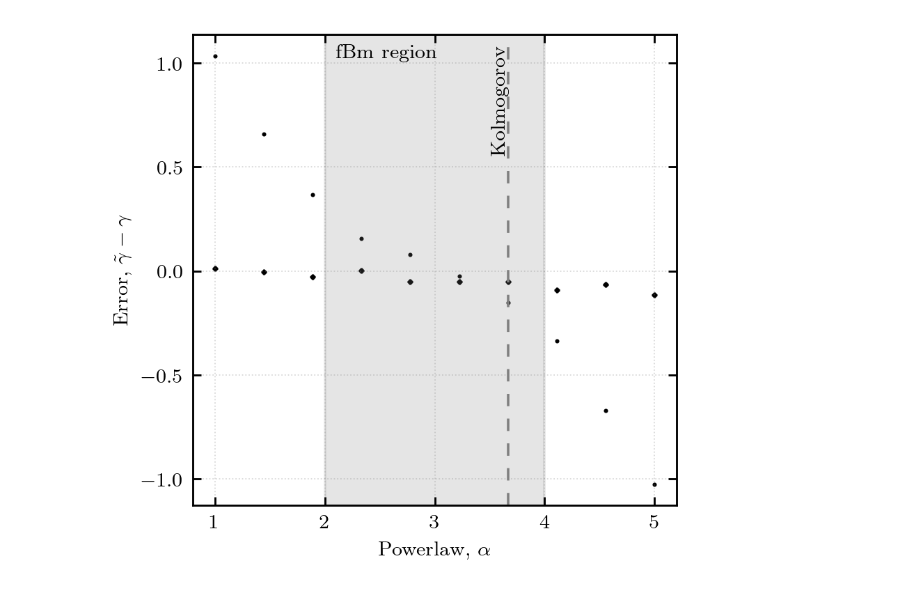
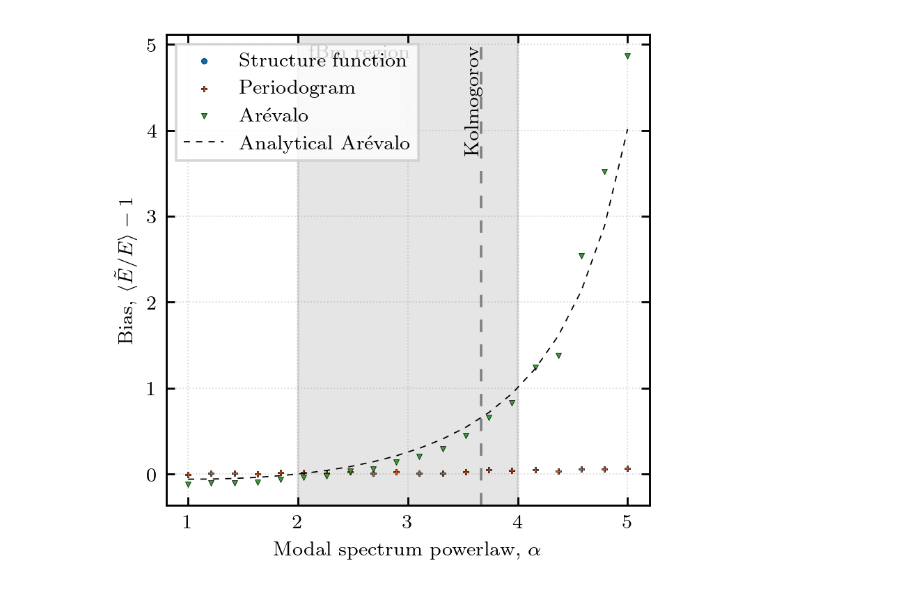
Before and after one commit to mab68/Kea, a Jupyter notebook: example_notebooks/strfn_bias.ipynb, the cells around one changed output. Saved outputs shown, nothing was run; the diff lists cells and outputs as text; code cells hidden in the pictures.

Commit message:
make bias plots

```diff
--- a/example_notebooks/strfn_bias.ipynb
+++ b/example_notebooks/strfn_bias.ipynb
@@ -24,7 +24,7 @@ np.random.seed(1234)
 fields = []
 
 min, max = -(D+3.), -1.
-NUM = 10
+NUM = 20
 alphas = np.linspace(max, min, NUM)
 
 for a in alphas:
@@ -55,5 +80,5 @@ for fs in sfs:
 # %%
-idx = 9
+idx = 13
 k, fek = kfeks[idx]
 plt.loglog(k, fek)
 z, xx, p = fit_base.fit_powerlaw(k, fek,np.nanmin(k), np.nanmax(k))
@@ -65,10 +90,11 @@ Text(0.5, 1.0, '-5.114609619735237 - -5.0 = -0.11460961973523709')
 # %%
+STRFN_MIN, STRFN_MAX = 10., 50.
 
-idx = 3
+idx = 5
 k, fek = lsf[idx]
 plt.scatter(lvm, sfs[idx], alpha=0.2, color='gray', marker='.', s=1.)
 plt.loglog(k, fek)
-z, xx, p = fit_base.fit_powerlaw(k, fek, 2., 30.)
+z, xx, p = fit_base.fit_powerlaw(k, fek, STRFN_MIN, STRFN_MAX)
 plt.loglog(xx, p)
 #z, xx, p = fit_base.fit_powerlaw(k, fek, 2., 10.)
 #plt.loglog(xx, p)
@@ -89,7 +115,7 @@ sf_pwrl = {}
 
 for i, ll in enumerate(lsf):
     l, sf = ll
-    z, xx, p = fit_base.fit_powerlaw(l, sf, 2., 30.)
+    z, xx, p = fit_base.fit_powerlaw(l, sf, STRFN_MIN, STRFN_MAX)
     sf_pwrl[-alphas[i]] = (z[0], - alphas[i] - D)
 
 ek_pwrl = {}
@@ -98,3 +124,10 @@ for i, kfek in enumerate(kfeks):
     k, fek = kfek
     z, xx, p = fit_base.fit_powerlaw(k, fek, np.nanmin(k), np.nanmax(k))
     ek_pwrl[-alphas[i]] = (z[0], alphas[i])
+
+arevalo_pwrl = {}
+
+for i, kfek in enumerate(k_arevaloz):
+    k, fek = kfek
+    z, xx, p = fit_base.fit_powerlaw(k, fek, np.nanmin(k), np.nanmax(k))
+    arevalo_pwrl[-alphas[i]] = (z[0], alphas[i])
@@ -101,28 +201,40 @@ for i, kfek in enumerate(kfeks):
 # %%
+c = plotting.COLOR_CYCLE_6
+
 fig, ax = plt.subplots(1, 1, figsize=(3.5, 3.5), dpi=256)
 
-for a in sf_pwrl.keys():
-    #ax.scatter(a, pwrl[a][0]/pwrl[a][1], marker='.', s=2., color='black')
-    ax.scatter(a, sf_pwrl[a][0] - sf_pwrl[a][1], marker='.', s=2., color='black')
+for a in ek_avg.keys():
+    ax.scatter(a, ek_avg[a][0] - ek_avg[a][1], marker='P', s=5., color=c[1], zorder=2, linewidth=0.2, edgecolor='black')
 
-for a in ek_pwrl.keys():
-    ax.scatter(a, ek_pwrl[a][0] - ek_pwrl[a][1], marker='x', s=2., color='black')
+for a in arevalo_avg.keys():
+    ax.scatter(a, arevalo_avg[a][0] - arevalo_avg[a][1], marker='v', s=5., color=c[2], zorder=2, linewidth=0.2, edgecolor='black')
 
-ax.axvline(11./3., linestyle=(0, (5, 5)), color='gray', linewidth=1.)
+from scipy.special import gamma
+aa = -alphas
+scaling = 2.**(aa/2.) * gamma(D/2. + 2. - aa/2.) / gamma(D/2. + 2.)
+ax.plot(-alphas, scaling - 1., linewidth=0.5, color='black', linestyle=(0,(5,5)))
+
+ax.scatter([], [], marker='o', s=5., color=c[0], linewidth=0.2, edgecolor='black', label=r'Structure function')
+ax.scatter([], [], marker='P', s=5., color=c[1], linewidth=0.2, edgecolor='black', label=r'Periodogram')
+ax.scatter([], [], marker='v', s=5., color=c[2], linewidth=0.2, edgecolor='black', label=r'Ar\'evalo')
+ax.plot([], [], color='black', linewidth=0.5, linestyle=(0,(5,5)), label=r'Analytical Ar\'evalo')
+ax.legend(fancybox=False, frameon=True)
+
+ax.axvline(11./3., linestyle=(0, (5, 5)), color='gray', linewidth=1., zorder=0)
 ax.text(11./3.-0.15, 0.75, r'Kolmogorov', transform=ax.get_xaxis_transform(), rotation=90, color='black')
 
 ax.axvspan(D, D+2., alpha=0.2, color='gray')
 ax.text(2.1, 0.95, r'fBm region', transform=ax.get_xaxis_transform(), color='black')
 
 #ax.set_ylabel('Bias, $\\tilde{\gamma}/\gamma$')
-ax.set_ylabel('Error, $\\tilde{\gamma} - \gamma$')
-ax.set_xlabel('Powerlaw, $\\alpha$')
+ax.set_ylabel('Bias, $\langle \\tilde{E}(k)/E(k) \\rangle_{k} - 1$')
+ax.set_xlabel('Modal spectrum powerlaw, $\\alpha$')
 
 ax.yaxis.set_ticks_position('both')
 ax.xaxis.set_ticks_position('both')
 ax.tick_params(axis='y', direction='in')
 ax.tick_params(axis='x', direction='in')
 
 ax.grid(linestyle=':', alpha=0.3, linewidth=0.5, color='gray')
 # %% [output]
-[figure, old version]
+[figure, new version]
```
Also changed, not shown: parts of 8 cells of this notebook, 3 other files.
